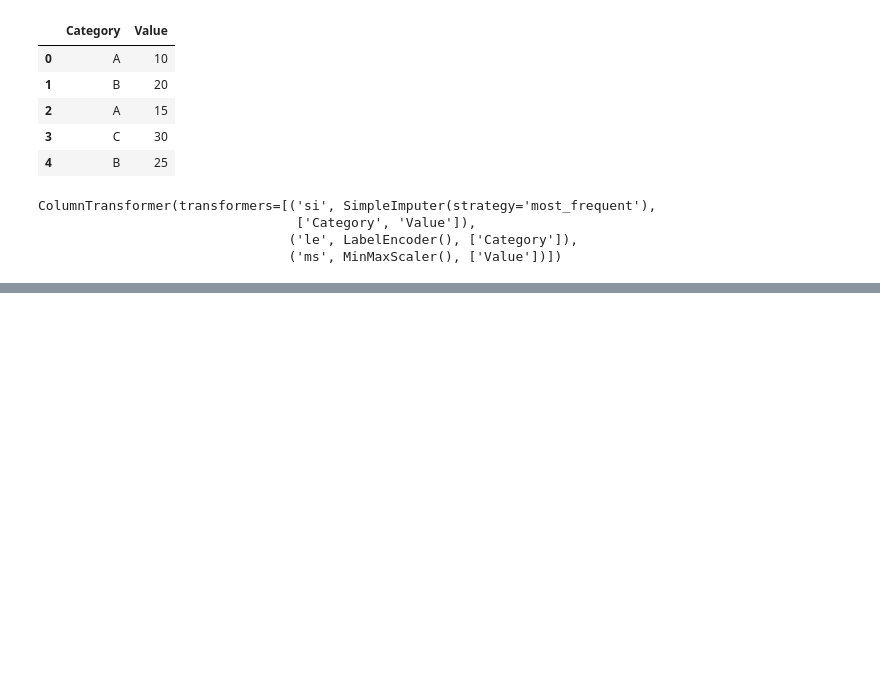
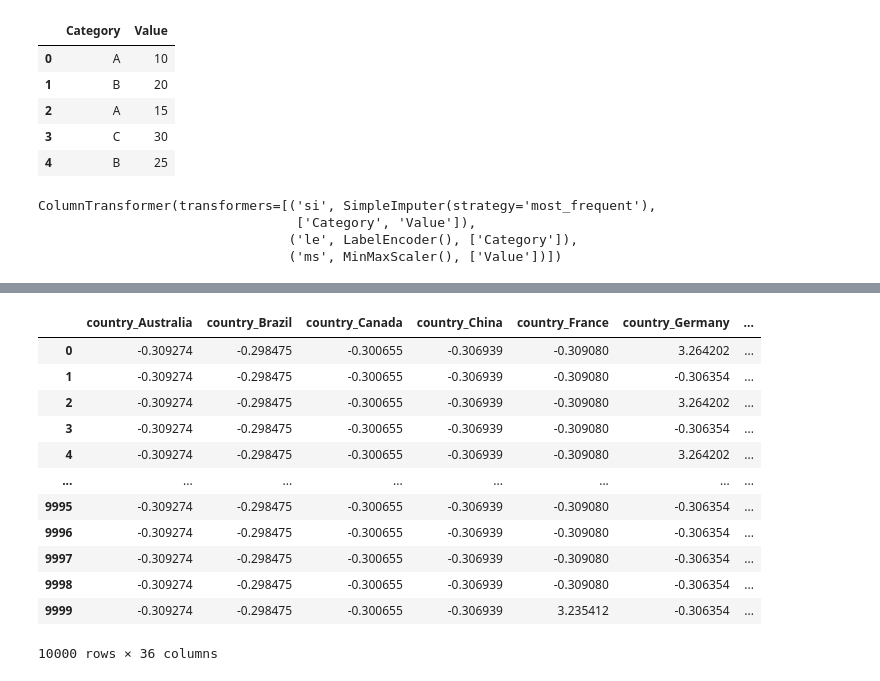
Before and after one commit to Ritesh24f1001677/MACHINE_LEARNING, a Jupyter notebook: Viva_Level2_Preparation_Part1.ipynb, the cells around one changed output, grey strips where cells are left out. Drawn from its saved outputs; the diff is of its cells as text; code cells hidden in the pictures; blank space fills up the shorter version.

```diff
--- a/Viva_Level2_Preparation_Part1.ipynb
+++ b/Viva_Level2_Preparation_Part1.ipynb
@@ -370,0 +591,10 @@ ColumnTransformer(transformers=[('si', SimpleImputer(strategy='most_frequent'),
+# %%
+pr=pr.drop(['customer_id','email','name','city','postal_code'],axis=1, errors='ignore')
+# %%
+encode_tf=[
+    ('ohe',OneHotEncoder(sparse_output=False),['country','subscription_type','payment_method','preferred_category','device_type']),
+    ('oe',OrdinalEncoder(),['gender','is_active','campaign_response'])
+]
+encode_ct=ColumnTransformer(transformers=encode_tf,remainder='drop',verbose_feature_names_out=False).set_output(transform='pandas')
+pipe1=Pipeline(steps=[('encoding',encode_ct),
+                      ('scaling',StandardScaler())]).set_output(transform='pandas')
@@ -370,0 +647,16 @@ ColumnTransformer(transformers=[('si', SimpleImputer(strategy='most_frequent'),
+# %%
+pipe1.fit_transform(pr)
+# %% [output]
+|  | country_Australia | country_Brazil | country_Canada | country_China | country_France | country_Germany | ... |
+| 0 | -0.309274 | -0.298475 | -0.300655 | -0.306939 | -0.309080 | 3.264202 | ... |
+| 1 | -0.309274 | -0.298475 | -0.300655 | -0.306939 | -0.309080 | -0.306354 | ... |
+| 2 | -0.309274 | -0.298475 | -0.300655 | -0.306939 | -0.309080 | 3.264202 | ... |
+| 3 | -0.309274 | -0.298475 | -0.300655 | -0.306939 | -0.309080 | -0.306354 | ... |
+| 4 | -0.309274 | -0.298475 | -0.300655 | -0.306939 | -0.309080 | 3.264202 | ... |
+| ... | ... | ... | ... | ... | ... | ... | ... |
+| 9995 | -0.309274 | -0.298475 | -0.300655 | -0.306939 | -0.309080 | -0.306354 | ... |
+| 9996 | -0.309274 | -0.298475 | -0.300655 | -0.306939 | -0.309080 | -0.306354 | ... |
+| 9997 | -0.309274 | -0.298475 | -0.300655 | -0.306939 | -0.309080 | -0.306354 | ... |
+| 9998 | -0.309274 | -0.298475 | -0.300655 | -0.306939 | -0.309080 | -0.306354 | ... |
+| 9999 | -0.309274 | -0.298475 | -0.300655 | -0.306939 | 3.235412 | -0.306354 | ... |
+10000 rows × 36 columns
```
Also changed, not shown: parts of 43 cells of this notebook.
